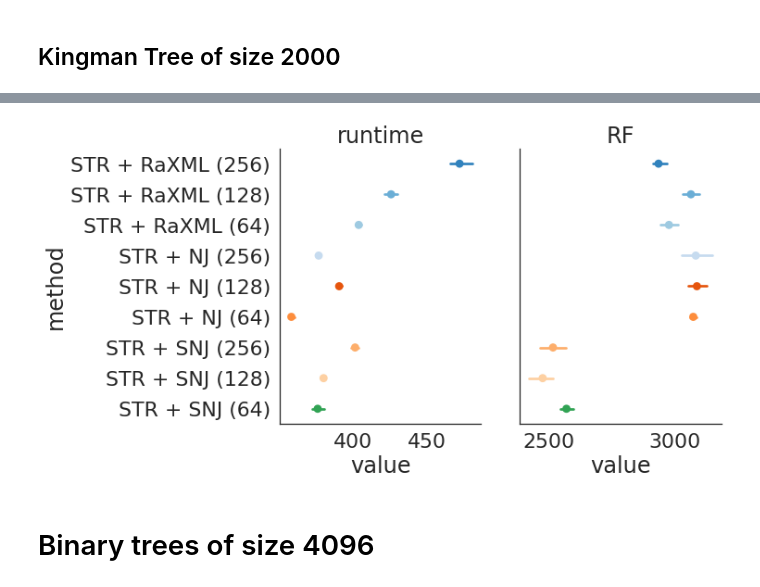
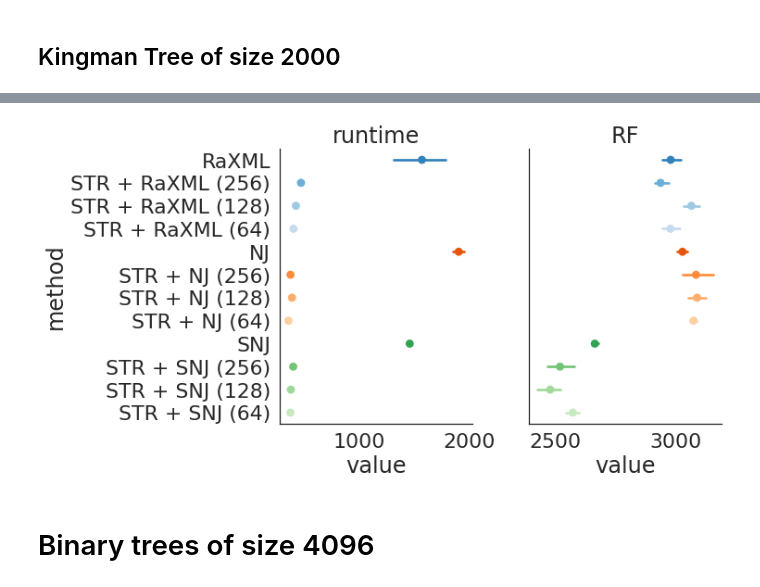
Before and after one commit to NoahAmsel/spectral-tree-inference, a Jupyter notebook: experiments/summarize_experiments.ipynb, the cells around one changed output, grey strips where cells are left out. Cells and saved outputs as stored; diff of their text form; code cells hidden in the pictures.

Commit message:
added results for coalescent trees

```diff
--- a/experiments/summarize_experiments.ipynb
+++ b/experiments/summarize_experiments.ipynb
@@ -212,24 +215,24 @@ metrics["method"] = metrics["method"].str.replace("[+]", " + ", case = False)
 # %%
 
 cmap = cm.get_cmap("tab20c", 20)
 colors = [cmap(i) for i in range(12)]
-ordering = ["STR + RaXML (256)", "STR + RaXML (128)", "STR + RaXML (64)",
-                       "STR + NJ (256)", "STR + NJ (128)", "STR + NJ (64)",
-                        "STR + SNJ (256)", "STR + SNJ (128)", "STR + SNJ (64)"]
+ordering = ["RaXML", "STR + RaXML (256)", "STR + RaXML (128)", "STR + RaXML (64)",
+            "NJ", "STR + NJ (256)", "STR + NJ (128)", "STR + NJ (64)",
+            "SNJ", "STR + SNJ (256)", "STR + SNJ (128)", "STR + SNJ (64)"]
 color_dict = dict(zip(ordering, colors))
 
 metrics_long = pd.melt(metrics, id_vars = ["method"], var_name = "performance")
 sns.set(style = "white", font_scale = 2)
 g = sns.catplot(data = metrics_long, x = "value", y = "method", hue = "method",
                 order = ordering,
            col = "performance", legend = True, kind = "point", sharey = True, sharex = False, height = 6,
                palette = color_dict).set_titles("{col_name}")
 g = g._legend.remove()
 g
-#plt.savefig('../../spec_tree/figs/H3N2_performance.eps', bbox_inches = 'tight',
-#    pad_inches = 0)
+plt.savefig('../../spec_tree/figs/kingman_2000_performance.eps', bbox_inches = 'tight',
+    pad_inches = 0)
 # %% [output]
-[figure, old version]
+[figure, new version]
 # %% [markdown]
 # Binary trees of size 4096
 # %%
```
Also changed, not shown: parts of 2 cells of this notebook.
